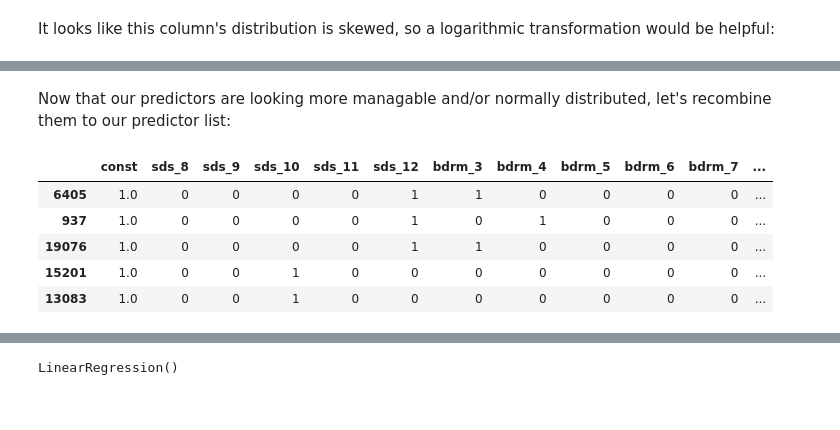
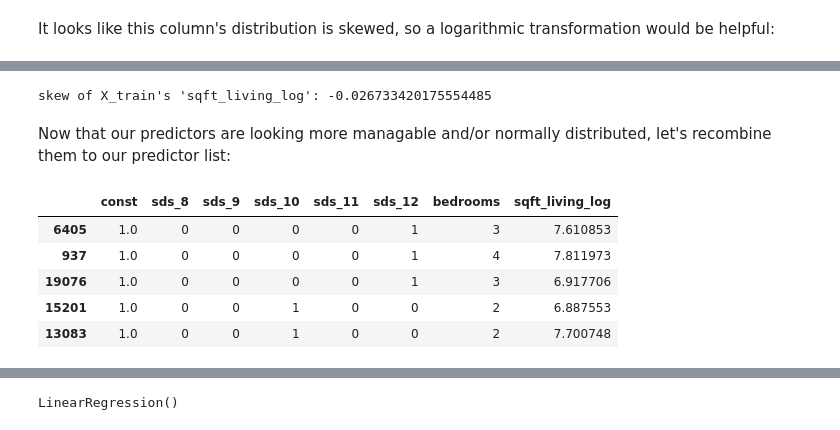
Before and after one commit to joeldmott/dsc-phase-2-project-v2-3, a Jupyter notebook: student.ipynb, the cells around one changed output, grey strips where cells are left out. Saved outputs shown, nothing was run; the diff lists cells and outputs as text; code cells hidden in the pictures.

```diff
--- a/student.ipynb
+++ b/student.ipynb
@@ -535,5 +475,0 @@ Name: bedrooms, dtype: int64
-# %%
-bedroom_dummies = pd.get_dummies(X_train['bedrooms'], prefix='bdrm', drop_first=True)
-X_train = X_train.drop('bedrooms', axis=1)
-X_train = pd.concat([X_train, bedroom_dummies], axis=1)
-X_train
@@ -554,7 +475,0 @@ X_train
-# %%
-#33 and 11 bedrooms seems like outliers for this dataset, especially since they're unique.
-# They probably just add noise to a model of what almost everyone is looking for,
-# so let's drop those:
-X_train = X_train.drop('bdrm_33', axis=1)
-X_train = X_train.drop('bdrm_11', axis=1)
-X_train
@@ -586,8 +495,5 @@ X_train['sqft_living'].hist(bins=25);
 # %% [markdown]
 It looks like this column's distribution is skewed, so a logarithmic transformation would be helpful:
 # %%
-#Troubleshooting by removing this for now.
-
-#X_train['sqft_living_log'] = np.log(X_train['sqft_living'])
+X_train['sqft_living_log'] = np.log(X_train['sqft_living'])
 #X_train.rename(columns = {'sqft_living': 'sqft_living_log'}, inplace = True)
-#X_train['sqft_living_log'].hist(bins=25);
@@ -594,24 +511,27 @@ It looks like this column's distribution is skewed, so a logarithmic transformat
 # %%
-#skewness = skew(X_train['sqft_living_log'])
-#print("skew of X_train's 'sqft_living_log':", skewness)
+skewness = skew(X_train['sqft_living_log'])
+print("skew of X_train's 'sqft_living_log':", skewness)
+# %% [output]
+skew of X_train's 'sqft_living_log': -0.026733420175554485
 # %% [markdown]
 Now that our predictors are looking more managable and/or normally distributed, let's recombine them to our predictor list:
 # %%
 #predictors = X_train[['sds_8', 'sds_9', 'sds_10', 'sds_11', 'sds_12',\
 #                      'bdrm_3', 'bdrm_4', 'bdrm_5', 'bdrm_6', 'bdrm_7',\
 #                      'bdrm_8', 'bdrm_9', 'bdrm_10', 'sqft_living_log']]
-predictors = X_train[['sds_8', 'sds_9', 'sds_10', 'sds_11', 'sds_12',\
-                      'bdrm_3', 'bdrm_4', 'bdrm_5', 'bdrm_6', 'bdrm_7',\
-                      'bdrm_8', 'bdrm_9', 'bdrm_10', 'sqft_living']]
+#predictors = X_train[['sds_8', 'sds_9', 'sds_10', 'sds_11', 'sds_12',\
+#                      'bdrm_3', 'bdrm_4', 'bdrm_5', 'bdrm_6', 'bdrm_7',\
+#                      'bdrm_8', 'bdrm_9', 'bdrm_10', 'sqft_living']]
+predictors = X_train[['sds_8', 'sds_9', 'sds_10', 'sds_11', 'sds_12', 'bedrooms', 'sqft_living_log']]
 predictors = sm.add_constant(predictors)
 predictors.head()
 # %% [output]
-|  | const | sds_8 | sds_9 | sds_10 | sds_11 | sds_12 | bdrm_3 | bdrm_4 | bdrm_5 | bdrm_6 | bdrm_7 | ... |
-| 6405 | 1.0 | 0 | 0 | 0 | 0 | 1 | 1 | 0 | 0 | 0 | 0 | ... |
-| 937 | 1.0 | 0 | 0 | 0 | 0 | 1 | 0 | 1 | 0 | 0 | 0 | ... |
-| 19076 | 1.0 | 0 | 0 | 0 | 0 | 1 | 1 | 0 | 0 | 0 | 0 | ... |
-| 15201 | 1.0 | 0 | 0 | 1 | 0 | 0 | 0 | 0 | 0 | 0 | 0 | ... |
-| 13083 | 1.0 | 0 | 0 | 1 | 0 | 0 | 0 | 0 | 0 | 0 | 0 | ... |
+|  | const | sds_8 | sds_9 | sds_10 | sds_11 | sds_12 | bedrooms | sqft_living_log |
+| 6405 | 1.0 | 0 | 0 | 0 | 0 | 1 | 3 | 7.610853 |
+| 937 | 1.0 | 0 | 0 | 0 | 0 | 1 | 4 | 7.811973 |
+| 19076 | 1.0 | 0 | 0 | 0 | 0 | 1 | 3 | 6.917706 |
+| 15201 | 1.0 | 0 | 0 | 1 | 0 | 0 | 2 | 6.887553 |
+| 13083 | 1.0 | 0 | 0 | 1 | 0 | 0 | 2 | 7.700748 |
 # %%
 model = sm.OLS(y_train, predictors).fit()
 model.summary()
```
Also changed, not shown: parts of 128 cells of this notebook, 2 other files.
